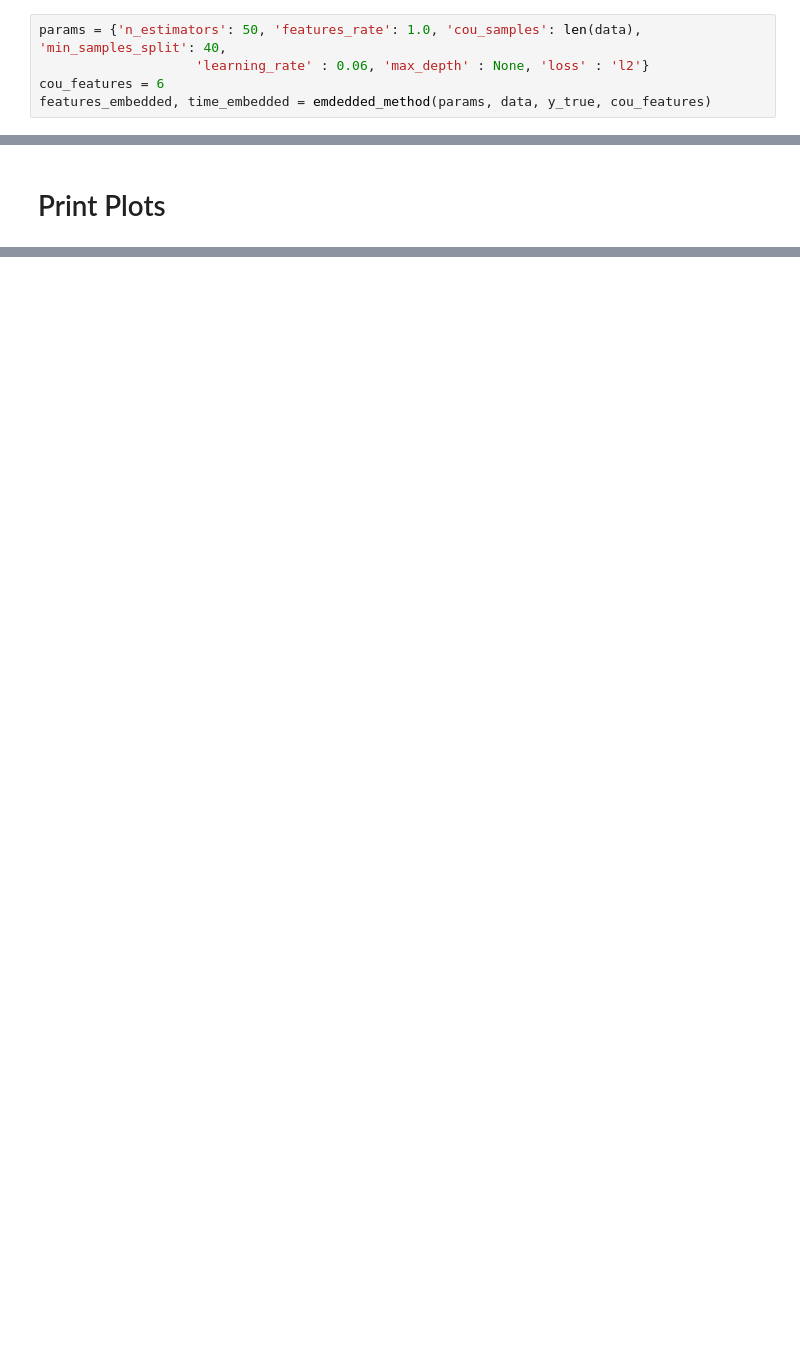
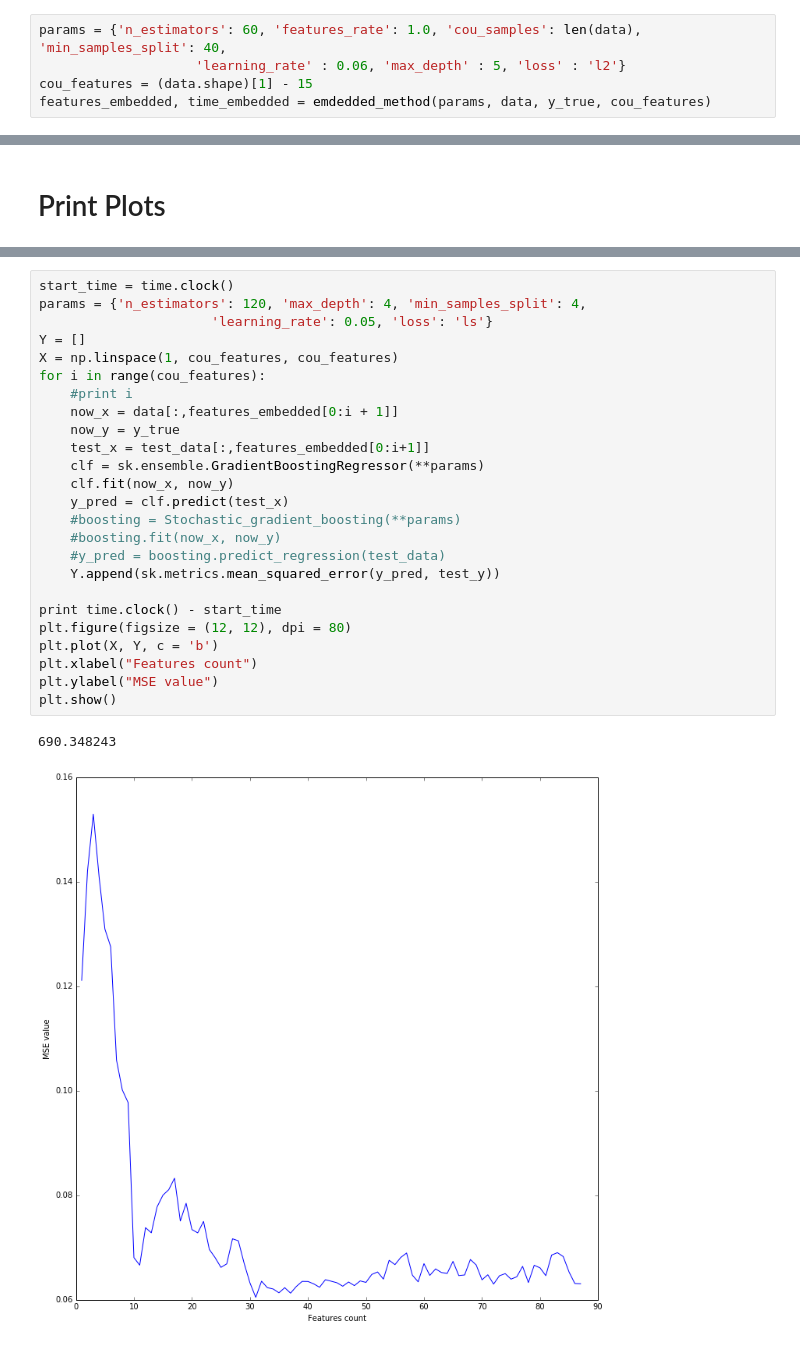
Before and after one commit to alex0parhomenko/technosfera, a Jupyter notebook: big_data/homework1-2/homework1_2.ipynb, the cells around one changed output, grey strips where cells are left out. Cells and saved outputs as stored; diff of their text form; blank space fills up the shorter version.

```diff
--- a/big_data/homework1-2/homework1_2.ipynb
+++ b/big_data/homework1-2/homework1_2.ipynb
@@ -450,7 +450,7 @@ def emdedded_method(params, data, y_true, cou_features):
 
     return result_positions, time.clock() - t1
 # %%
-params = {'n_estimators': 50, 'features_rate': 1.0, 'cou_samples': len(data), 'min_samples_split': 40,
-                    'learning_rate' : 0.06, 'max_depth' : None, 'loss' : 'l2'}
-cou_features = 6
+params = {'n_estimators': 60, 'features_rate': 1.0, 'cou_samples': len(data), 'min_samples_split': 40,
+                    'learning_rate' : 0.06, 'max_depth' : 5, 'loss' : 'l2'}
+cou_features = (data.shape)[1] - 15
 features_embedded, time_embedded = emdedded_method(params, data, y_true, cou_features)
@@ -576,0 +577,28 @@ corelation_feature_selection(data, y_true)
+# %%
+start_time = time.clock()
+params = {'n_estimators': 120, 'max_depth': 4, 'min_samples_split': 4,
+                      'learning_rate': 0.05, 'loss': 'ls'}
+Y = []
+X = np.linspace(1, cou_features, cou_features)
+for i in range(cou_features):
+    #print i
+    now_x = data[:,features_embedded[0:i + 1]]
+    now_y = y_true
+    test_x = test_data[:,features_embedded[0:i+1]]
+    clf = sk.ensemble.GradientBoostingRegressor(**params)
+    clf.fit(now_x, now_y)
+    y_pred = clf.predict(test_x)
+    #boosting = Stochastic_gradient_boosting(**params)
+    #boosting.fit(now_x, now_y)
+    #y_pred = boosting.predict_regression(test_data)
+    Y.append(sk.metrics.mean_squared_error(y_pred, test_y))
+
+print time.clock() - start_time
+plt.figure(figsize = (12, 12), dpi = 80)
+plt.plot(X, Y, c = 'b')
+plt.xlabel("Features count")
+plt.ylabel("MSE value")
+plt.show()
+# %% [output]
+690.348243
+[figure, added]
```
Also changed, not shown: parts of 20 cells of this notebook.
